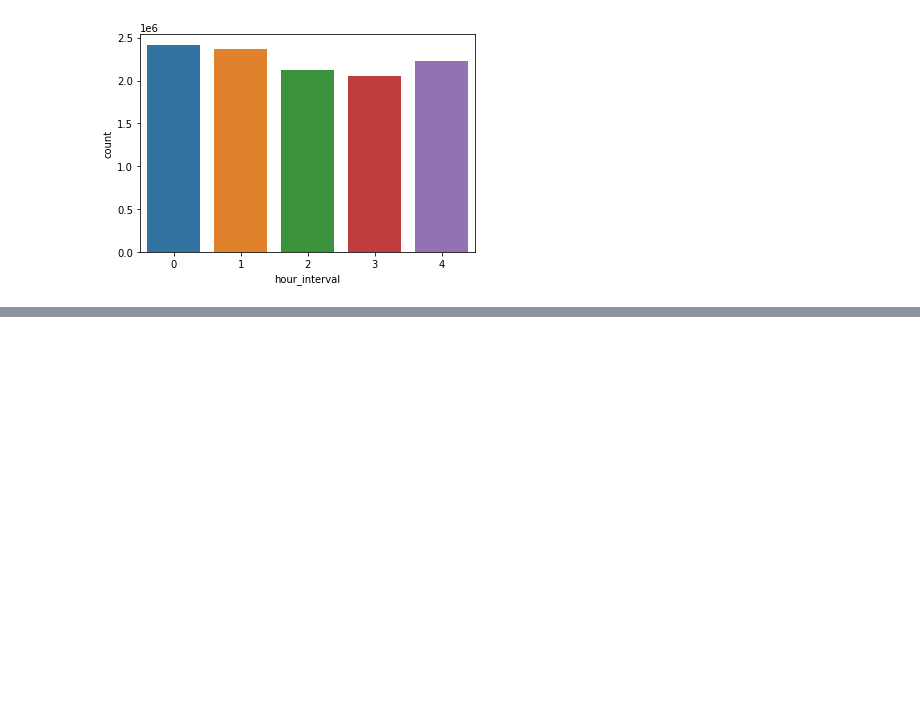
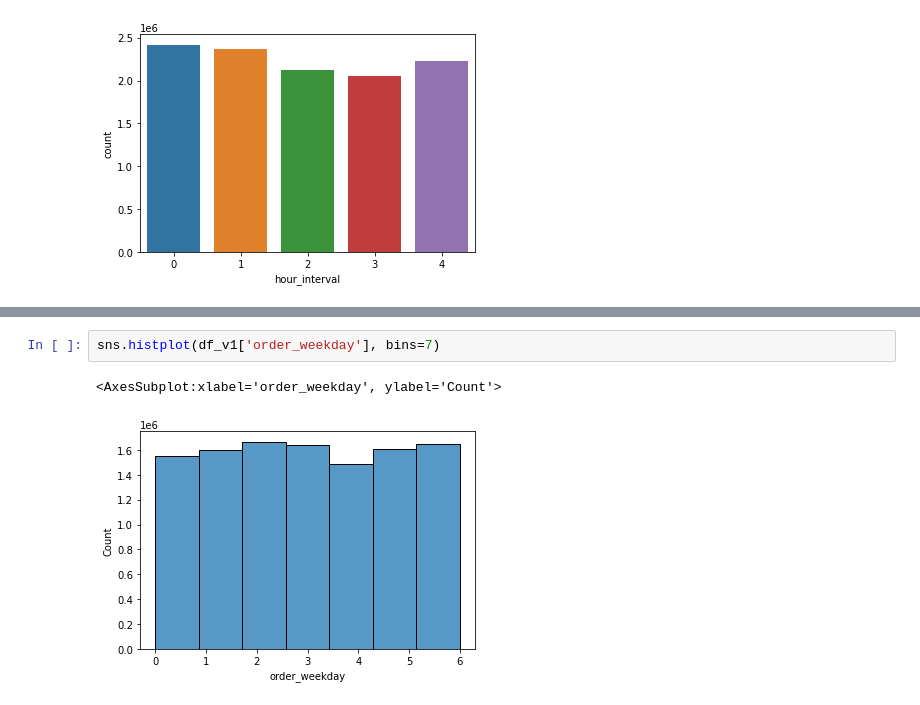
Before and after one commit to ihkaraman/trendyol_datathon_21, a Jupyter notebook: read_preparation.ipynb, the cells around one changed output, grey strips where cells are left out. Drawn from its saved outputs; the diff is of its cells as text; blank space fills up the shorter version.

```diff
--- a/read_preparation.ipynb
+++ b/read_preparation.ipynb
@@ -338,0 +285,5 @@ unresolved_percentage :  3858
+# %%
+sns.histplot(df_v1['order_weekday'], bins=7)
+# %% [output]
+<AxesSubplot:xlabel='order_weekday', ylabel='Count'>
+[figure, added]
```
Also changed, not shown: parts of 57 cells of this notebook.
